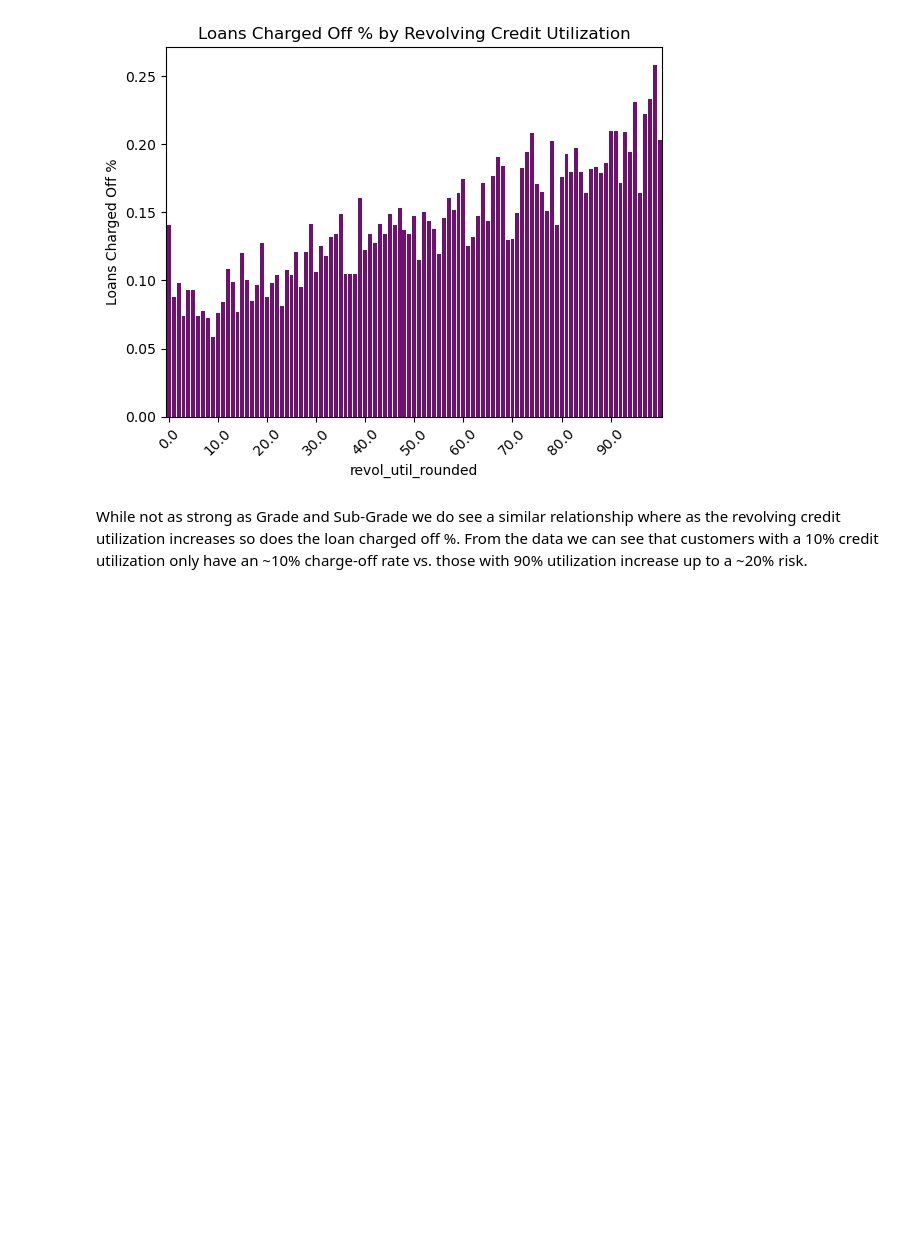
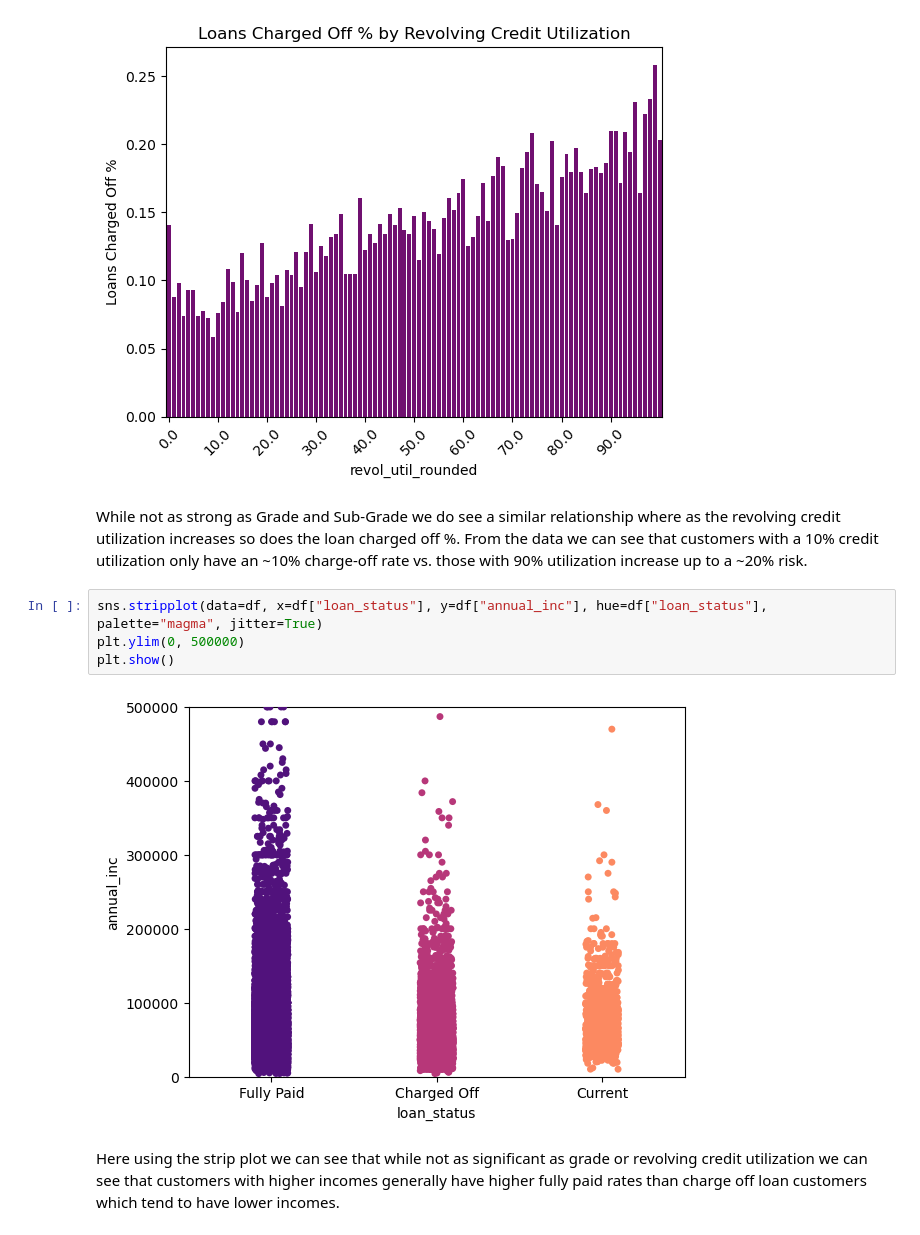
Before and after one commit to WolfeTyler/Lending-Club-Case-Study, a Jupyter notebook: Group_Facilitator_TylerWolfe.ipynb, the cells around one changed output. Cells and saved outputs as stored; diff of their text form; blank space fills up the shorter version.

```diff
--- a/Group_Facilitator_TylerWolfe.ipynb
+++ b/Group_Facilitator_TylerWolfe.ipynb
@@ -151,3 +177,11 @@ plt.show()
 [figure]
 # %% [markdown]
 While not as strong as Grade and Sub-Grade we do see a similar relationship where as the revolving credit utilization increases so does the loan charged off %. From the data we can see that customers with a 10% credit utilization only have an ~10% charge-off rate vs. those with 90% utilization increase up to a ~20% risk.
+# %%
+sns.stripplot(data=df, x=df["loan_status"], y=df["annual_inc"], hue=df["loan_status"], palette="magma", jitter=True)
+plt.ylim(0, 500000)
+plt.show()
+# %% [output]
+[figure, added]
+# %% [markdown]
+Here using the strip plot we can see that while not as significant as grade or revolving credit utilization we can see that customers with higher incomes generally have higher fully paid rates than charge off loan customers which tend to have lower incomes.
```
Also changed, not shown: parts of 6 cells of this notebook.
